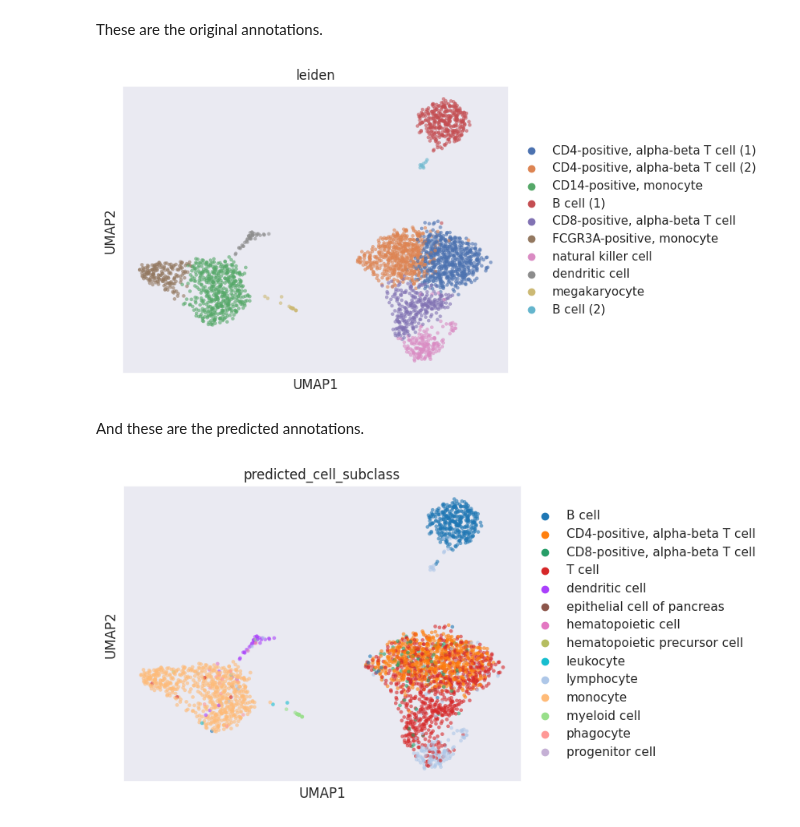
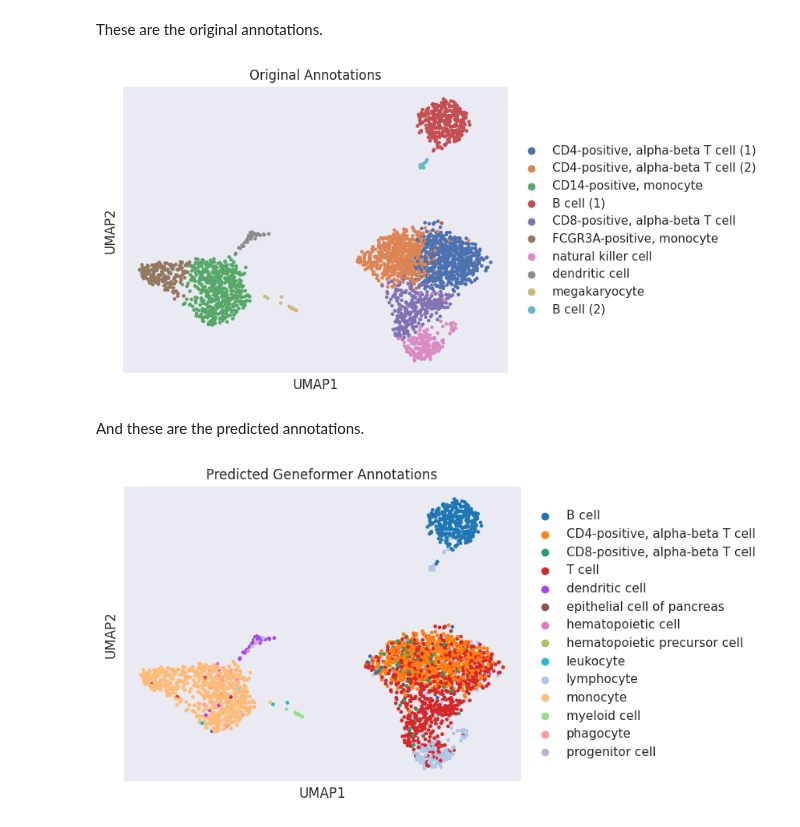
Before and after one commit to chanzuckerberg/cellxgene-census, a Jupyter notebook: api/python/notebooks/analysis_demo/comp_bio_geneformer_prediction.ipynb, the cells around one changed output. Drawn from its saved outputs; the diff is of its cells as text; code cells hidden in the pictures.

Commit message:
add geneformer notebook

```diff
--- a/api/python/notebooks/analysis_demo/comp_bio_geneformer_prediction.ipynb
+++ b/api/python/notebooks/analysis_demo/comp_bio_geneformer_prediction.ipynb
@@ -79,7 +82,7 @@ adata.write(h5ad_dir + "pbmcs.h5ad")
 # %% [markdown]
 Now we can tokenize the test data using Geneformer's tokenizer, while keeping track of `"joinid"` for future joining.
 # %%
-token_dir = "tokenized_data/"
+token_dir = "data/tokenized_data/"
 
 if not os.path.exists(token_dir):
     os.makedirs(token_dir)
@@ -196,13 +204,13 @@ adata.rename_categories('leiden', original_cell_types)
 # %% [markdown]
 These are the original annotations.
 # %%
-sc.pl.umap(adata, color = "leiden", alpha = 0.6)
+sc.pl.umap(adata, color = "leiden", title = "Original Annotations")
 # %% [output]
-[figure, old version]
+[figure, new version]
 # %% [markdown]
 And these are the predicted annotations.
 # %%
-sc.pl.umap(adata, color = "predicted_cell_subclass", alpha = 0.6)
+sc.pl.umap(adata, color = "predicted_cell_subclass", title = "Predicted Geneformer Annotations")
 # %% [output]
-[figure, old version]
+[figure, new version]
 # %% [markdown]
```
Also changed, not shown: parts of 39 cells of this notebook.
